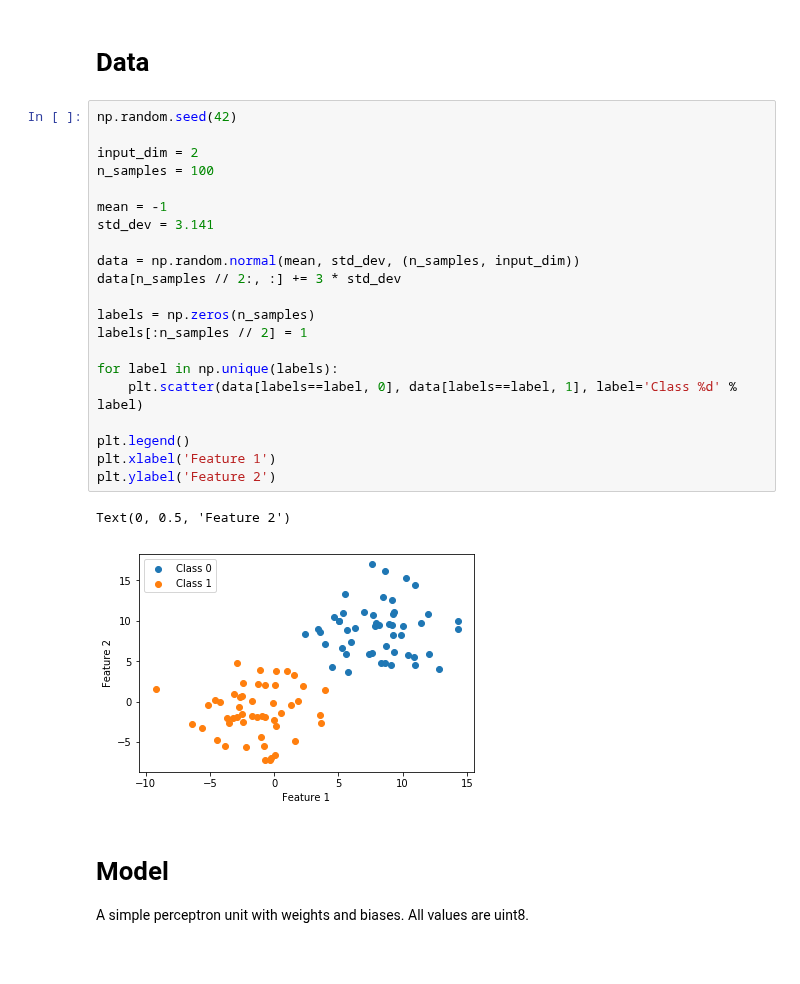
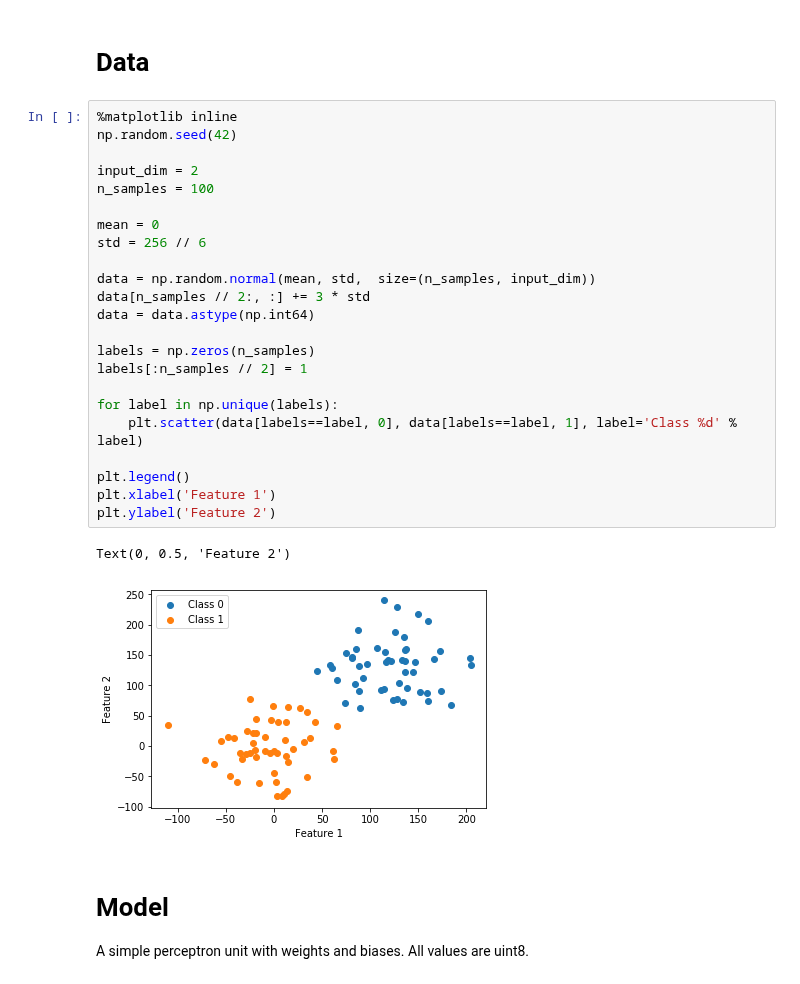
Before and after one commit to AnthonyDickson/summer-bursary-2018, a Jupyter notebook: Basic Perceptron.ipynb, the cells around one changed output. Saved outputs shown, nothing was run; the diff lists cells and outputs as text.

Commit message:
improve visualisation

```diff
--- a/Basic Perceptron.ipynb
+++ b/Basic Perceptron.ipynb
@@ -4,29 +4,31 @@ import numpy as np
 # %% [markdown]
 # Data
 # %%
+%matplotlib inline
 np.random.seed(42)
 
 input_dim = 2
 n_samples = 100
 
-mean = -1
-std_dev = 3.141
+mean = 0
+std = 256 // 6
 
-data = np.random.normal(mean, std_dev, (n_samples, input_dim))
-data[n_samples // 2:, :] += 3 * std_dev
+data = np.random.normal(mean, std,  size=(n_samples, input_dim))
+data[n_samples // 2:, :] += 3 * std
+data = data.astype(np.int64)
 
 labels = np.zeros(n_samples)
 labels[:n_samples // 2] = 1
 
 for label in np.unique(labels):
     plt.scatter(data[labels==label, 0], data[labels==label, 1], label='Class %d' % label)
 
 plt.legend()
 plt.xlabel('Feature 1')
 plt.ylabel('Feature 2')
 # %% [output]
 Text(0, 0.5, 'Feature 2')
-[figure, old version]
+[figure, new version]
 # %% [markdown]
 # Model
 A simple perceptron unit with weights and biases. All values are uint8.
```
Also changed, not shown: parts of 4 cells of this notebook.
